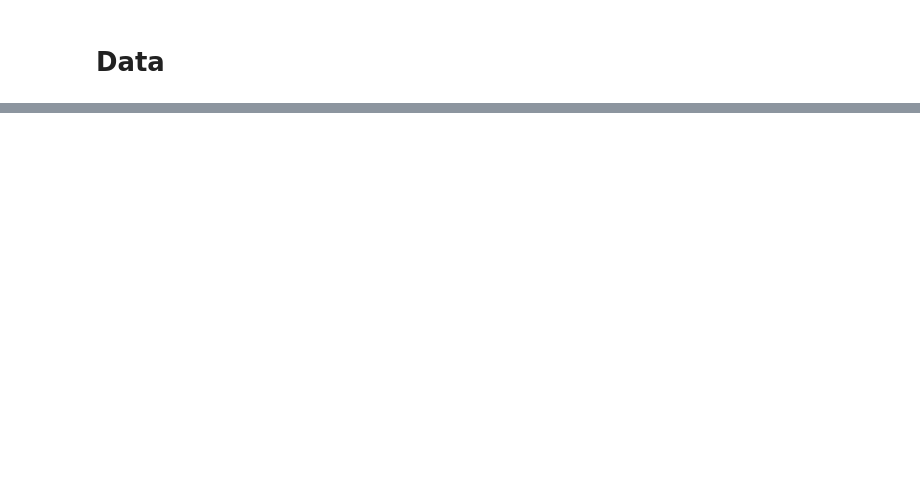
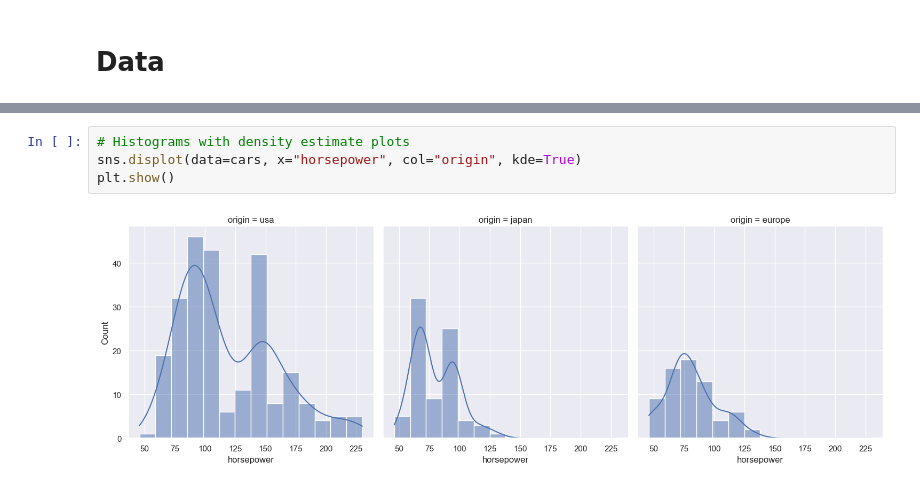
Before and after one commit to Gianl-msi/Python-Unleashed, a Jupyter notebook: Beyond Matplotlib - Top Python Libraries For Data Visualization/Beyond Matplotlib - Top Python Libraries For Data Visualization.ipynb, the cells around one changed output, grey strips where cells are left out. Cells and saved outputs as stored; diff of their text form; blank space fills up the shorter version.

```diff
--- a/Beyond Matplotlib - Top Python Libraries For Data Visualization/Beyond Matplotlib - Top Python Libraries For Data Visualization.ipynb
+++ b/Beyond Matplotlib - Top Python Libraries For Data Visualization/Beyond Matplotlib - Top Python Libraries For Data Visualization.ipynb
@@ -17,0 +41,6 @@ cars.head()
+# %%
+# Histograms with density estimate plots
+sns.displot(data=cars, x="horsepower", col="origin", kde=True)
+plt.show()
+# %% [output]
+[figure, added]
```
Also changed, not shown: parts of 7 cells of this notebook.
